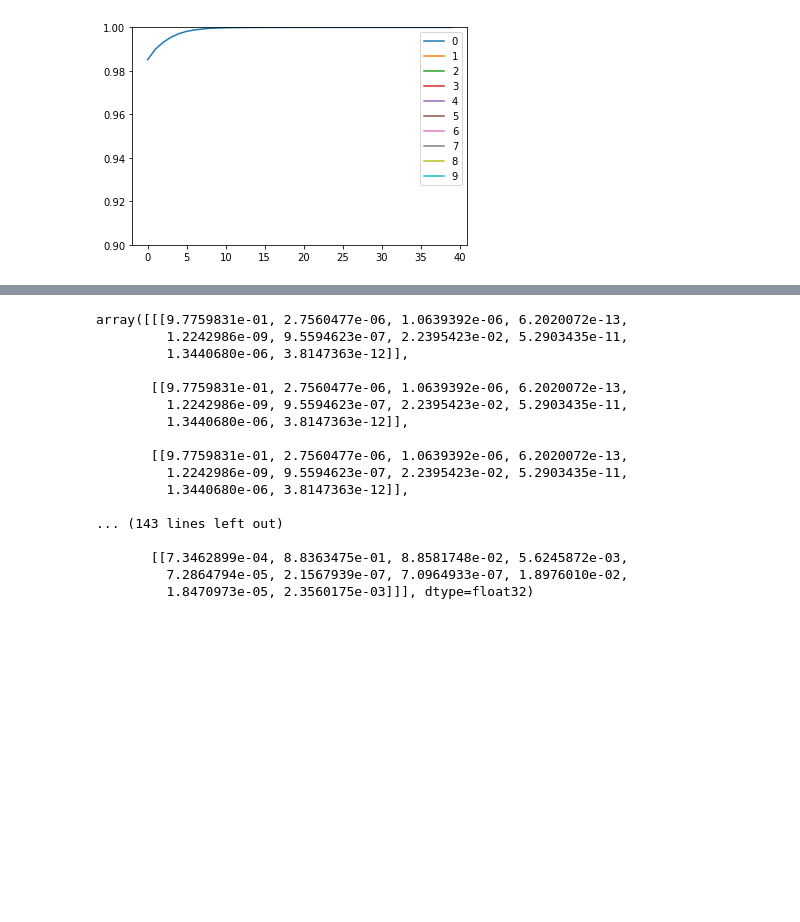
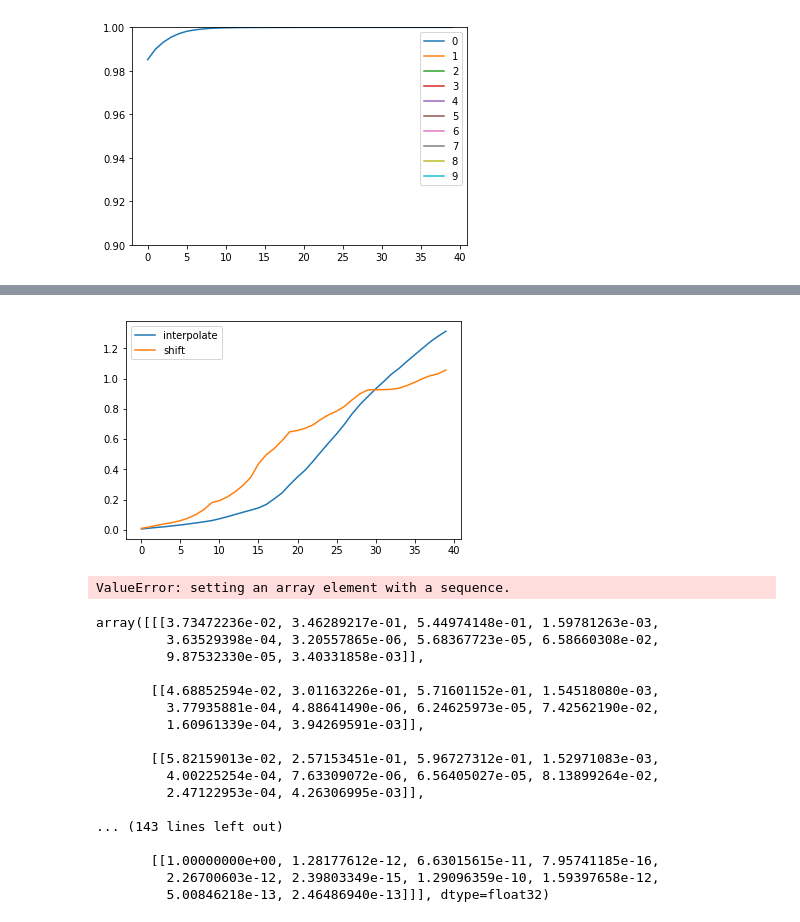
Before and after one commit to mbmcdermott/data-manifold, a Jupyter notebook: python/mnist/mnist_conv_read_model.ipynb, the cells around one changed output, grey strips where cells are left out. Cells and saved outputs as stored; diff of their text form; code cells hidden in the pictures; blank space fills up the shorter version.

```diff
--- a/python/mnist/mnist_conv_read_model.ipynb
+++ b/python/mnist/mnist_conv_read_model.ipynb
@@ -330,0 +369,9 @@ plt.show()
+# %%
+def distance(pic1, pic2, vec_tens=vec_tens):
+    stand = np.sum((pic2-pic1)**2)
+
+    vec_grad_pic = compute_vec_grad(pic1, vec_tens)
+    vec_grad_pic = vec_grad_pic/np.sqrt(np.sum(vec_grad_pic**2, axis=1)).reshape([10,1])
+    graddist = np.sum((np.dot(vec_grad_pic, (pic2-pic1)))**2)
+
+    return np.sqrt(stand + graddist), stand, graddist, vec_grad_pic
@@ -330,0 +415,9 @@ plt.show()
+# %%
+tdist = []
+sdist = []
+tempt = np.roll(t[0], shift=-1, axis=0)
+temps = np.roll(s[0], shift=-1, axis=0)
+for i in range((t[0].shape)[0]):
+    tdist.append(distance(t[0][i,:],tempt[i,:]))
+    sdist.append(distance(s[0][i,:],temps[i,:]))
+    print("done round: ", i)
@@ -331,20 +442,38 @@ plt.show()
+# %%
+tdist2 = [tdist[i][2] for i in range(len(tdist)-1)]
+sdist2 = [sdist[i][2] for i in range(len(tdist)-1)]
+xaxis = range(len(tdist2))
+plt.plot(xaxis, np.cumsum(np.asarray(tdist2)), label='interpolate')
+plt.plot(xaxis, np.cumsum(np.asarray(sdist2)), label='shift')
+plt.legend()
+plt.show()
+# %% [output]
+[figure, added]
+# %%
+xaxis = range(np.asarray(tdist).shape[0])
+plt.plot(xaxis, np.cumsum(np.asarray(tdist)[:,2]), label='interpolate')
+plt.plot(xaxis, np.cumsum(np.asarray(sdist)[:,2]), label='shift')
+plt.legend()
+plt.show()
+# %% [output]
+ValueError: setting an array element with a sequence.
 # %%
-s[2]
+t[2]
 # %% [output]
-array([[[9.7759831e-01, 2.7560477e-06, 1.0639392e-06, 6.2020072e-13,
-         1.2242986e-09, 9.5594623e-07, 2.2395423e-02, 5.2903435e-11,
-         1.3440680e-06, 3.8147363e-12]],
+array([[[3.73472236e-02, 3.46289217e-01, 5.44974148e-01, 1.59781263e-03,
+         3.63529398e-04, 3.20557865e-06, 5.68367723e-05, 6.58660308e-02,
+         9.87532330e-05, 3.40331858e-03]],
 
-       [[9.7759831e-01, 2.7560477e-06, 1.0639392e-06, 6.2020072e-13,
-         1.2242986e-09, 9.5594623e-07, 2.2395423e-02, 5.2903435e-11,
-         1.3440680e-06, 3.8147363e-12]],
+       [[4.68852594e-02, 3.01163226e-01, 5.71601152e-01, 1.54518080e-03,
+         3.77935881e-04, 4.88641490e-06, 6.24625973e-05, 7.42562190e-02,
+         1.60961339e-04, 3.94269591e-03]],
 
-       [[9.7759831e-01, 2.7560477e-06, 1.0639392e-06, 6.2020072e-13,
-         1.2242986e-09, 9.5594623e-07, 2.2395423e-02, 5.2903435e-11,
-         1.3440680e-06, 3.8147363e-12]],
+       [[5.82159013e-02, 2.57153451e-01, 5.96727312e-01, 1.52971083e-03,
+         4.00225254e-04, 7.63309072e-06, 6.56405027e-05, 8.13899264e-02,
+         2.47122953e-04, 4.26306995e-03]],
 
 ... (143 lines left out)
 
-       [[7.3462899e-04, 8.8363475e-01, 8.8581748e-02, 5.6245872e-03,
-         7.2864794e-05, 2.1567939e-07, 7.0964933e-07, 1.8976010e-02,
-         1.8470973e-05, 2.3560175e-03]]], dtype=float32)
+       [[1.00000000e+00, 1.28177612e-12, 6.63015615e-11, 7.95741185e-16,
+         2.26700603e-12, 2.39803349e-15, 1.29096359e-10, 1.59397658e-12,
+         5.00846218e-13, 2.46486940e-13]]], dtype=float32)
```
Also changed, not shown: parts of 17 cells of this notebook.
